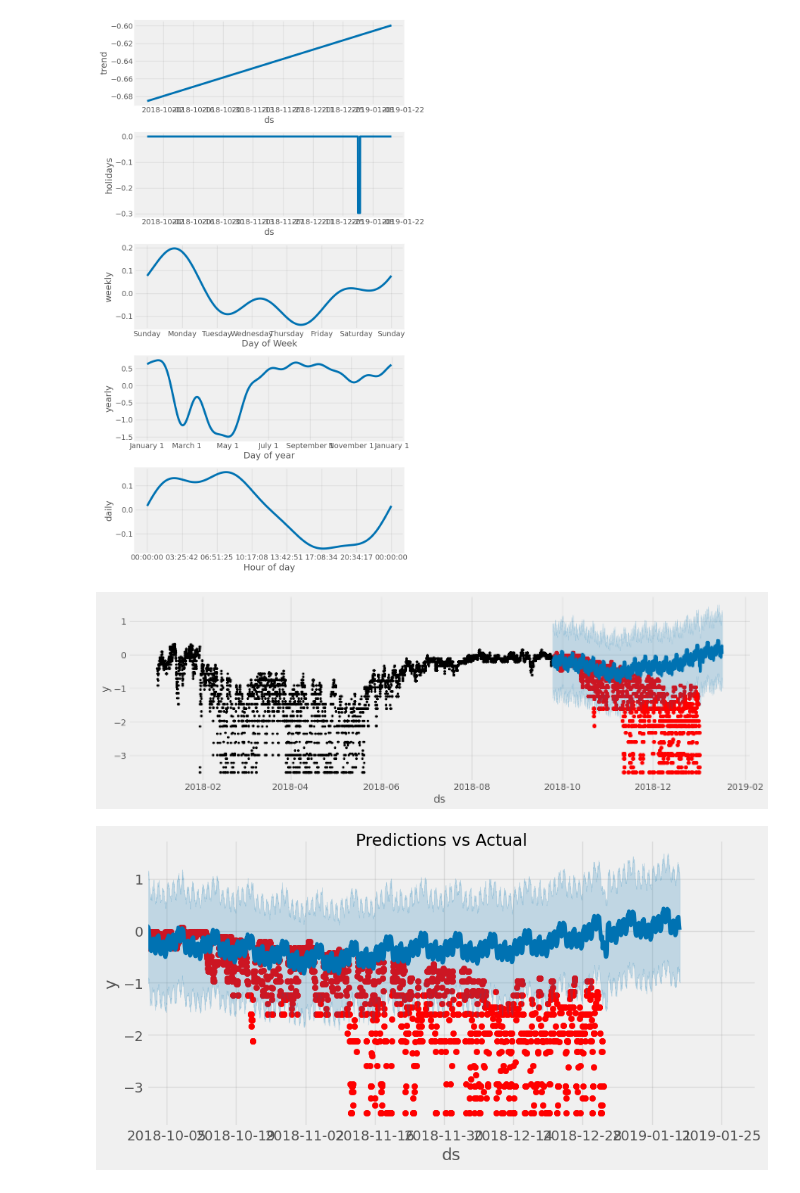
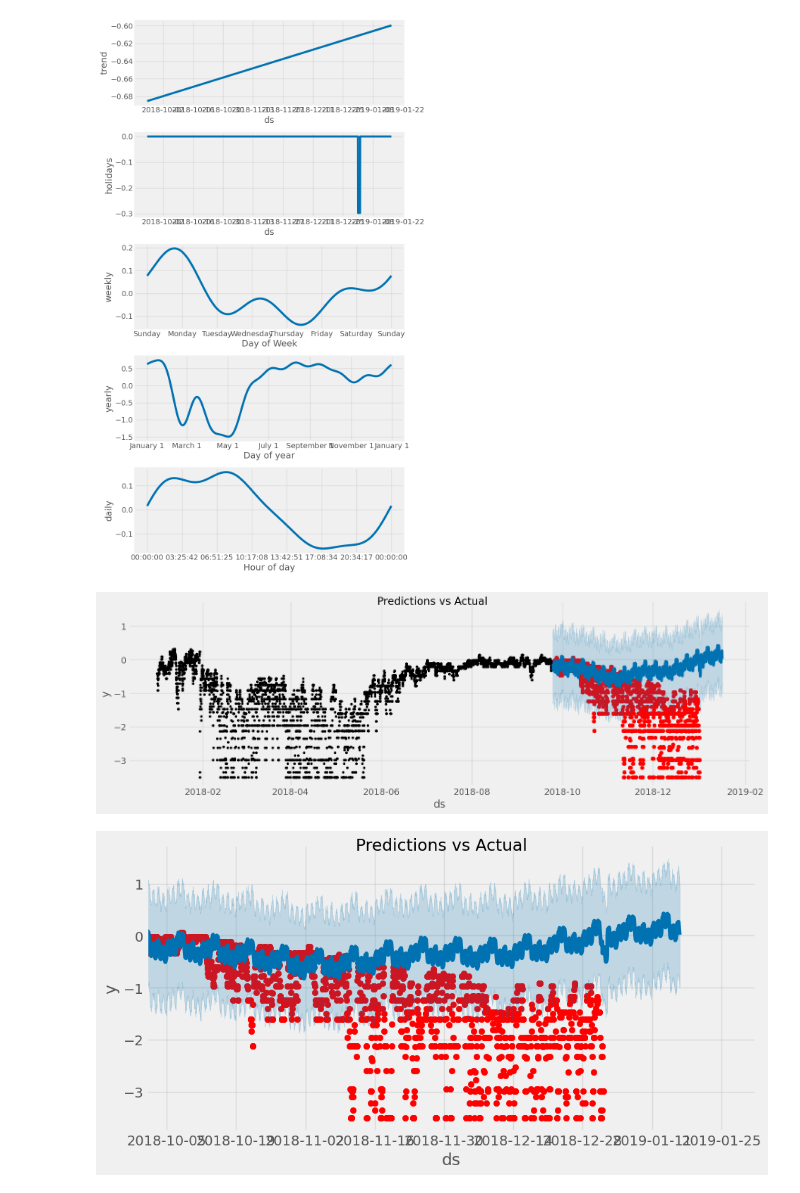
Before and after one commit to EdgarSantamaria/EnergyUsagePredictor, a Jupyter notebook: Prophet.ipynb, the cells around one changed output. Cells and saved outputs as stored; diff of their text form; code cells hidden in the pictures.

```diff
--- a/Prophet.ipynb
+++ b/Prophet.ipynb
@@ -184,9 +186,10 @@ plt.show()
 # %%
 fig, ax = plt.subplots(figsize = (15,5))
 ax.scatter(test.index, test['y'], color = 'r')
 fig = m.plot(test_forecast, ax=ax)
+plot = plt.suptitle('Predictions vs Actual')
 # %% [output]
-[figure, old version]
+[figure, new version]
 # %%
 fig, ax = plt.subplots(figsize=(10, 5))
 ax.scatter(test.index, test['y'], color='r')
```
Also changed, not shown: parts of 6 cells of this notebook.
